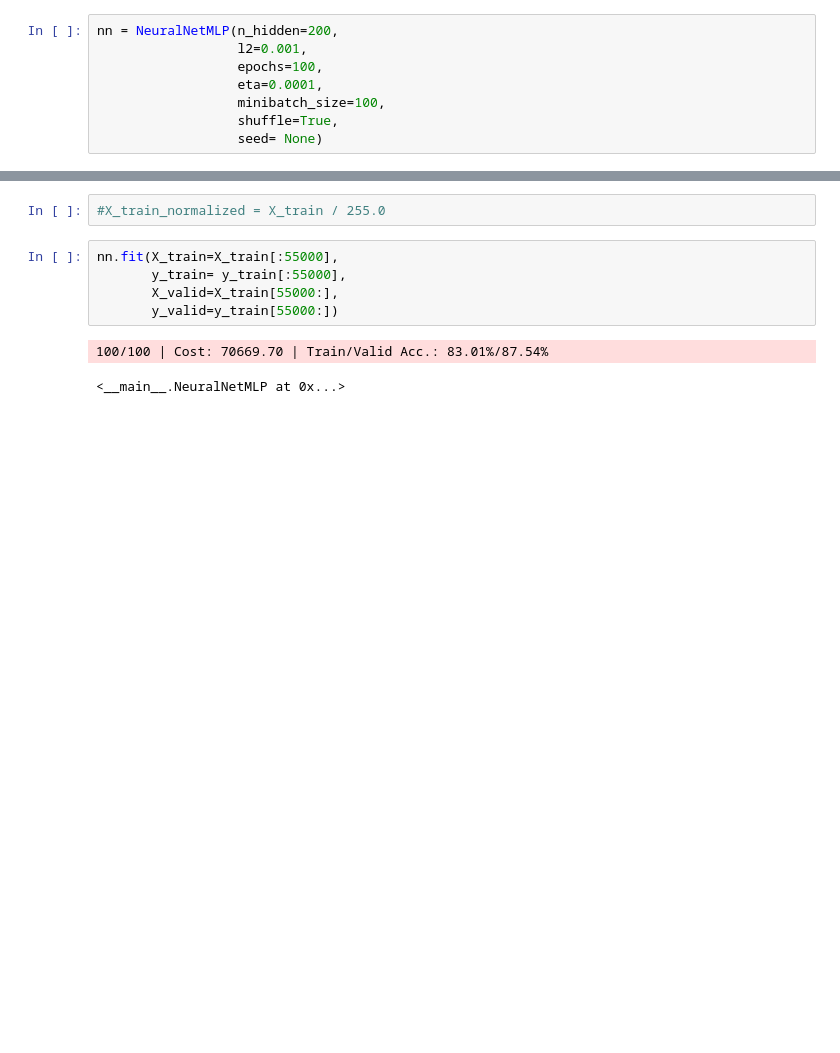
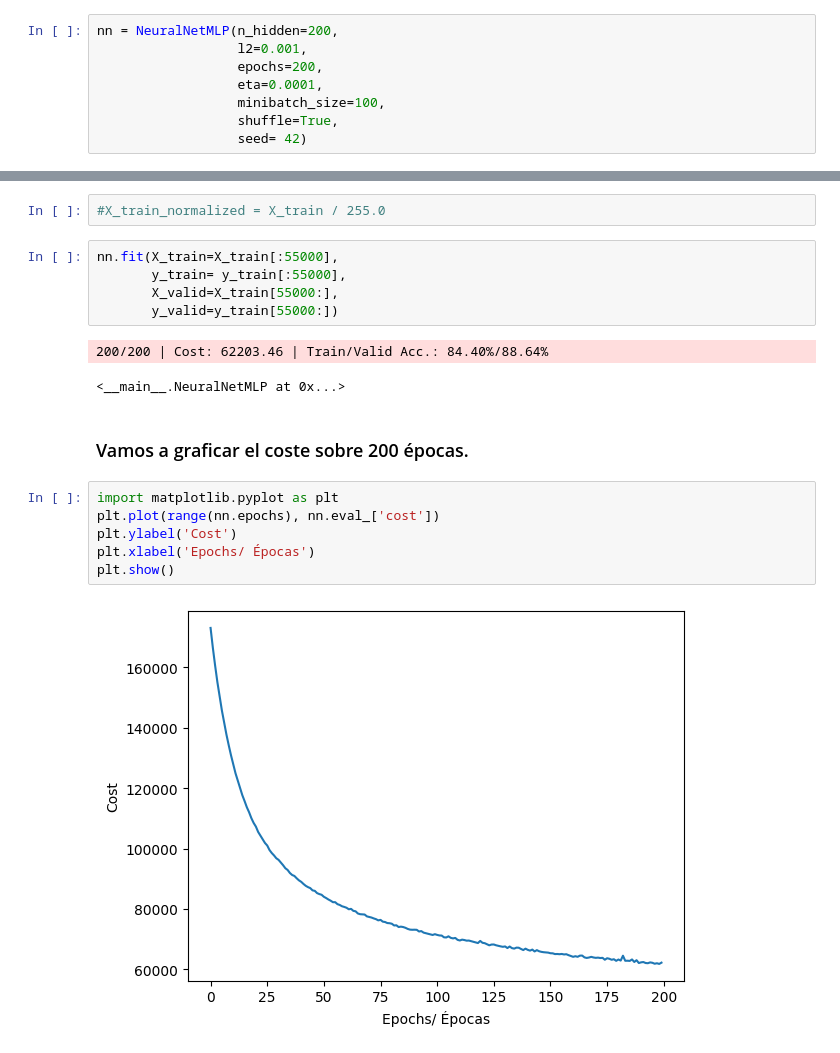
Before and after one commit to juancaalcaraz/practicaML, a Jupyter notebook: BackPropagationNumpy.ipynb, the cells around one changed output, grey strips where cells are left out. Saved outputs shown, nothing was run; the diff lists cells and outputs as text; blank space fills up the shorter version.

```diff
--- a/BackPropagationNumpy.ipynb
+++ b/BackPropagationNumpy.ipynb
@@ -326,11 +327,11 @@ class NeuralNetMLP(object):
 # %%
 nn = NeuralNetMLP(n_hidden=200,
                   l2=0.001,
-                  epochs=100,
+                  epochs=200,
                   eta=0.0001,
                   minibatch_size=100,
                   shuffle=True,
-                  seed= None)
+                  seed= 42)
 # %% [markdown]
 ### Resumen de estos parámetros.
 1. l2: Parámetro λ para la regularización L2 para reducir el grado de sobreajuste.
@@ -354,5 +355,15 @@ nn.fit(X_train=X_train[:55000],
        X_valid=X_train[55000:],
        y_valid=y_train[55000:])
 # %% [output]
-100/100 | Cost: 70669.70 | Train/Valid Acc.: 83.01%/87.54%
+200/200 | Cost: 62203.46 | Train/Valid Acc.: 84.40%/88.64%
 <__main__.NeuralNetMLP at 0x...>
+# %% [markdown]
+### Vamos a graficar el coste sobre 200 épocas.
+# %%
+import matplotlib.pyplot as plt
+plt.plot(range(nn.epochs), nn.eval_['cost'])
+plt.ylabel('Cost')
+plt.xlabel('Epochs/ Épocas')
+plt.show()
+# %% [output]
+[figure, added]
```
Also changed, not shown: parts of 14 cells of this notebook.
